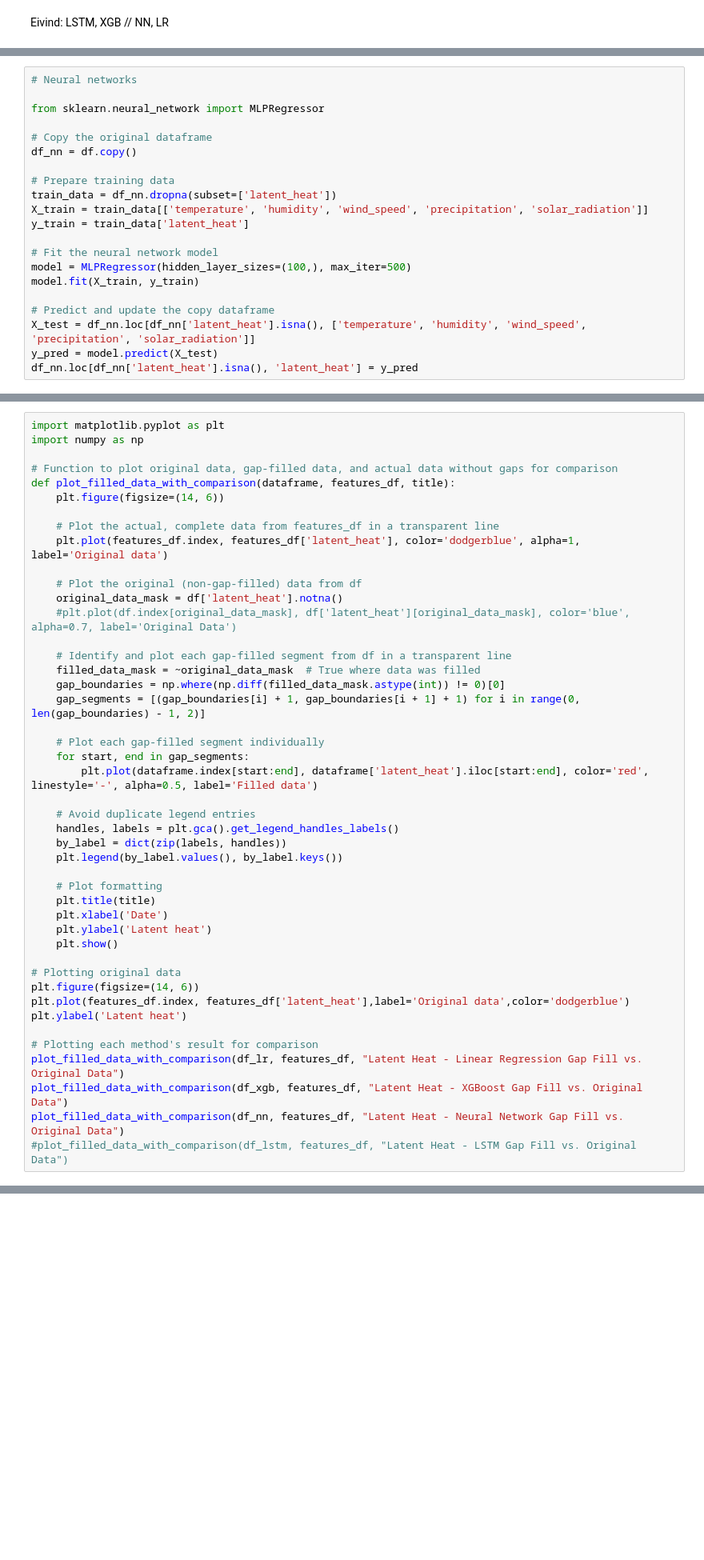
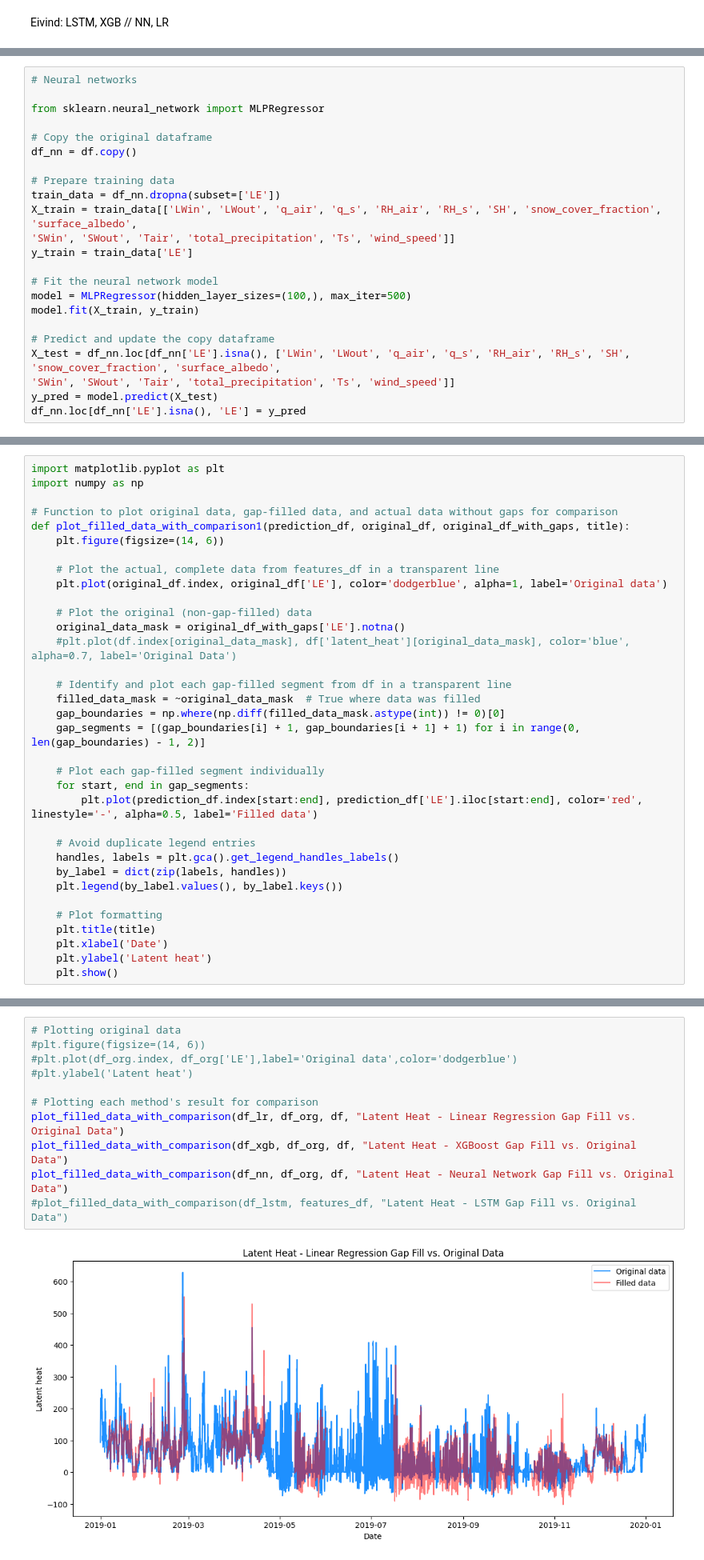
Before and after one commit to adelezaini/GEO9300-Gap-Busters, a Jupyter notebook: notebooks/analysis_eivind.ipynb, the cells around one changed output, grey strips where cells are left out. Shown at 80% size. Cells and saved outputs as stored; diff of their text form; blank space fills up the shorter version.

```diff
--- a/notebooks/analysis_eivind.ipynb
+++ b/notebooks/analysis_eivind.ipynb
@@ -362,15 +461,17 @@ from sklearn.neural_network import MLPRegressor
 df_nn = df.copy()
 
 # Prepare training data
-train_data = df_nn.dropna(subset=['latent_heat'])
-X_train = train_data[['temperature', 'humidity', 'wind_speed', 'precipitation', 'solar_radiation']]
-y_train = train_data['latent_heat']
+train_data = df_nn.dropna(subset=['LE'])
+X_train = train_data[['LWin', 'LWout', 'q_air', 'q_s', 'RH_air', 'RH_s', 'SH', 'snow_cover_fraction', 'surface_albedo',
+'SWin', 'SWout', 'Tair', 'total_precipitation', 'Ts', 'wind_speed']]
+y_train = train_data['LE']
 
 # Fit the neural network model
 model = MLPRegressor(hidden_layer_sizes=(100,), max_iter=500)
 model.fit(X_train, y_train)
 
 # Predict and update the copy dataframe
-X_test = df_nn.loc[df_nn['latent_heat'].isna(), ['temperature', 'humidity', 'wind_speed', 'precipitation', 'solar_radiation']]
+X_test = df_nn.loc[df_nn['LE'].isna(), ['LWin', 'LWout', 'q_air', 'q_s', 'RH_air', 'RH_s', 'SH', 'snow_cover_fraction', 'surface_albedo',
+'SWin', 'SWout', 'Tair', 'total_precipitation', 'Ts', 'wind_speed']]
 y_pred = model.predict(X_test)
-df_nn.loc[df_nn['latent_heat'].isna(), 'latent_heat'] = y_pred
+df_nn.loc[df_nn['LE'].isna(), 'LE'] = y_pred
@@ -379,14 +558,14 @@ import matplotlib.pyplot as plt
 import numpy as np
 
 # Function to plot original data, gap-filled data, and actual data without gaps for comparison
-def plot_filled_data_with_comparison(dataframe, features_df, title):
+def plot_filled_data_with_comparison1(prediction_df, original_df, original_df_with_gaps, title):
     plt.figure(figsize=(14, 6))
 
     # Plot the actual, complete data from features_df in a transparent line
-    plt.plot(features_df.index, features_df['latent_heat'], color='dodgerblue', alpha=1, label='Original data')
+    plt.plot(original_df.index, original_df['LE'], color='dodgerblue', alpha=1, label='Original data')
 
-    # Plot the original (non-gap-filled) data from df
-    original_data_mask = df['latent_heat'].notna()
+    # Plot the original (non-gap-filled) data
+    original_data_mask = original_df_with_gaps['LE'].notna()
     #plt.plot(df.index[original_data_mask], df['latent_heat'][original_data_mask], color='blue', alpha=0.7, label='Original Data')
 
     # Identify and plot each gap-filled segment from df in a transparent line
@@ -396,7 +575,7 @@ def plot_filled_data_with_comparison(dataframe, features_df, title):
 
     # Plot each gap-filled segment individually
     for start, end in gap_segments:
-        plt.plot(dataframe.index[start:end], dataframe['latent_heat'].iloc[start:end], color='red', linestyle='-', alpha=0.5, label='Filled data')
+        plt.plot(prediction_df.index[start:end], prediction_df['LE'].iloc[start:end], color='red', linestyle='-', alpha=0.5, label='Filled data')
 
     # Avoid duplicate legend entries
     handles, labels = plt.gca().get_legend_handles_labels()
@@ -408,14 +587,3 @@ def plot_filled_data_with_comparison(dataframe, features_df, title):
     plt.xlabel('Date')
     plt.ylabel('Latent heat')
     plt.show()
-
-# Plotting original data
-plt.figure(figsize=(14, 6))
-plt.plot(features_df.index, features_df['latent_heat'],label='Original data',color='dodgerblue')
-plt.ylabel('Latent heat')
-
-# Plotting each method's result for comparison
-plot_filled_data_with_comparison(df_lr, features_df, "Latent Heat - Linear Regression Gap Fill vs. Original Data")
-plot_filled_data_with_comparison(df_xgb, features_df, "Latent Heat - XGBoost Gap Fill vs. Original Data")
-plot_filled_data_with_comparison(df_nn, features_df, "Latent Heat - Neural Network Gap Fill vs. Original Data")
-#plot_filled_data_with_comparison(df_lstm, features_df, "Latent Heat - LSTM Gap Fill vs. Original Data")
@@ -426,0 +639,13 @@ plot_filled_data_with_comparison(df_nn, features_df, "Latent Heat - Neural Netwo
+# %%
+# Plotting original data
+#plt.figure(figsize=(14, 6))
+#plt.plot(df_org.index, df_org['LE'],label='Original data',color='dodgerblue')
+#plt.ylabel('Latent heat')
+
+# Plotting each method's result for comparison
+plot_filled_data_with_comparison(df_lr, df_org, df, "Latent Heat - Linear Regression Gap Fill vs. Original Data")
+plot_filled_data_with_comparison(df_xgb, df_org, df, "Latent Heat - XGBoost Gap Fill vs. Original Data")
+plot_filled_data_with_comparison(df_nn, df_org, df, "Latent Heat - Neural Network Gap Fill vs. Original Data")
+#plot_filled_data_with_comparison(df_lstm, features_df, "Latent Heat - LSTM Gap Fill vs. Original Data")
+# %% [output]
+[figure, added]
```
Also changed, not shown: parts of 12 cells of this notebook, 1 other file.
